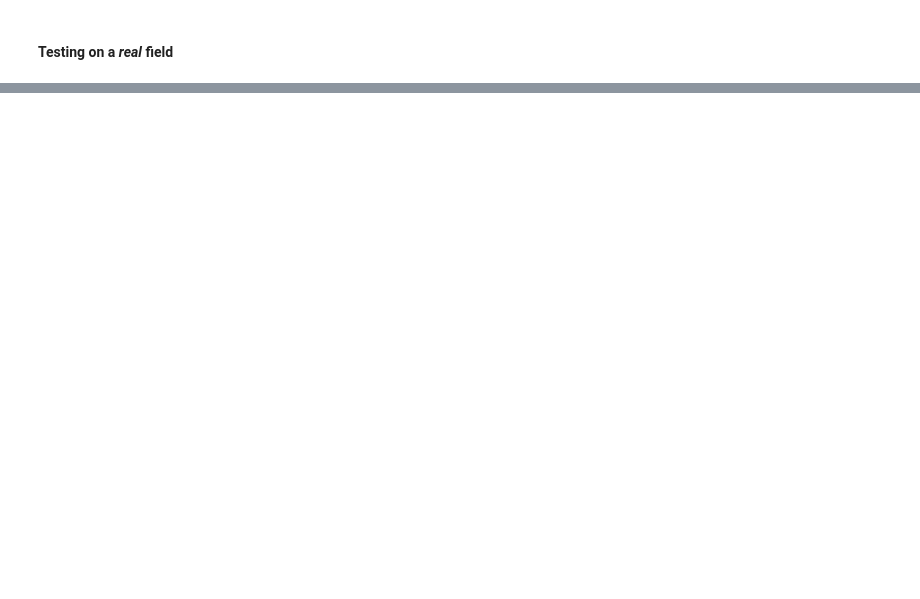
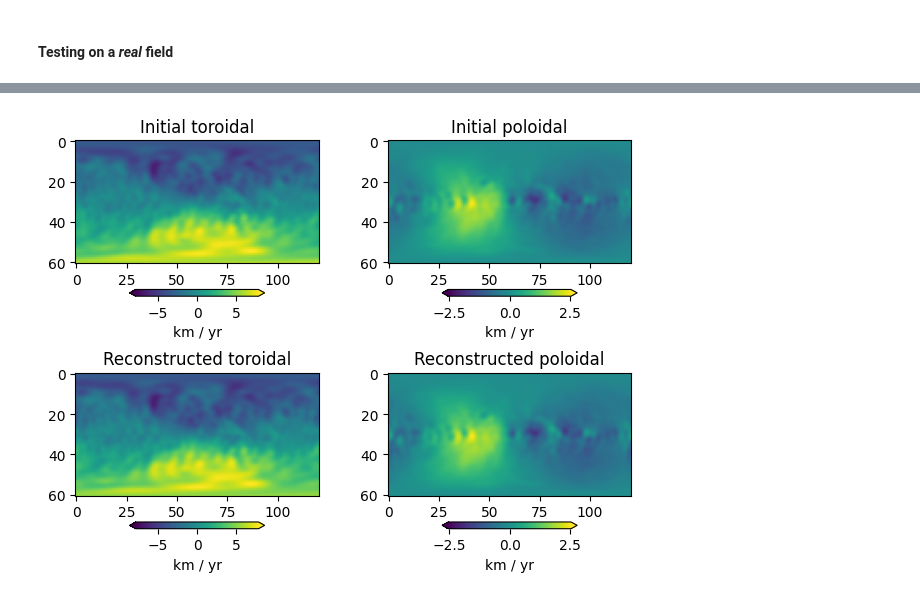
Before and after one commit to RomainClaveau/pygeopinn, a Jupyter notebook: dev/spherical_transform_last.ipynb, the cells around one changed output, grey strips where cells are left out. Cells and saved outputs as stored; diff of their text form; code cells hidden in the pictures; blank space fills up the shorter version.

Commit message:
Adding the test on the reconstruction of toroidal and poloidal fields.

```diff
--- a/dev/spherical_transform_last.ipynb
+++ b/dev/spherical_transform_last.ipynb
@@ -158,0 +163,79 @@ Text(0.5, 1.0, 'Reconstructed $u_\\theta$')
+# %%
+# Retrieving the coefficients
+coeffs = pygeo.getQuantity("100path", "U")
+
+kmax = coeffs.shape[-1] // 2
+
+tnm = coeffs[0,:kmax]
+snm = coeffs[0,kmax:]
+
+# Formatting the coefficients
+coeffs_t_cos = numpy.zeros((l_trunc + 1, l_trunc + 1))
+coeffs_t_sin = numpy.zeros((l_trunc + 1, l_trunc + 1))
+coeffs_s_cos = numpy.zeros((l_trunc + 1, l_trunc + 1))
+coeffs_s_sin = numpy.zeros((l_trunc + 1, l_trunc + 1))
+
+k = 0
+
+for l in range(1, l_trunc + 1):
+    for m in range(0, l + 1):
+        coeffs_t_cos[l, m] = tnm[k]
+        coeffs_s_cos[l, m] = snm[k]
+        k += 1
+
+        if m != 0:
+            coeffs_t_sin[l, m] = tnm[k]
+            coeffs_s_sin[l, m] = snm[k]
+            k += 1
+
+# Reconstructing
+toroidal_field = numpy.einsum('ij,ijkl->kl', coeffs_t_cos, y_cos) + \
+    numpy.einsum('ij,ijkl->kl', coeffs_t_sin, y_sin)
+poloidal_field = numpy.einsum('ij,ijkl->kl', coeffs_s_cos, y_cos) + \
+    numpy.einsum('ij,ijkl->kl', coeffs_s_sin, y_sin)
+
+# Decomposing
+coeffs_t_cos_2 = numpy.einsum('ijkl,ij,kl,kl->ij', y_cos, C, toroidal_field, dΩ)
+coeffs_t_sin_2 = numpy.einsum('ijkl,ij,kl,kl->ij', y_sin, C, toroidal_field, dΩ)
+coeffs_s_cos_2 = numpy.einsum('ijkl,ij,kl,kl->ij', y_cos, C, poloidal_field, dΩ)
+coeffs_s_sin_2 = numpy.einsum('ijkl,ij,kl,kl->ij', y_sin, C, poloidal_field, dΩ)
+
+# Reconstruction after decomposition
+toroidal_field_reconstructed = numpy.einsum('ij,ijkl->kl', coeffs_t_cos_2, y_cos) + \
+    numpy.einsum('ij,ijkl->kl', coeffs_t_sin_2, y_sin)
+poloidal_field_reconstructed = numpy.einsum('ij,ijkl->kl', coeffs_s_cos_2, y_cos) + \
+    numpy.einsum('ij,ijkl->kl', coeffs_s_sin_2, y_sin)
+
+# Comparing
+fig, axes = plt.subplots(2, 2)
+
+vmax_tor = numpy.abs(toroidal_field).max()
+vmax_pol = numpy.abs(poloidal_field).max()
+
+im1 = axes[0,0].imshow(toroidal_field, vmin=-vmax_tor, vmax=vmax_tor)
+im2 = axes[1,0].imshow(toroidal_field_reconstructed, vmin=-vmax_tor, vmax=vmax_tor)
+
+im3 = axes[0,1].imshow(poloidal_field, vmin=-vmax_pol, vmax=vmax_pol)
+im4 = axes[1,1].imshow(poloidal_field_reconstructed, vmin=-vmax_pol, vmax=vmax_pol)
+
+cb1 = plt.colorbar(im1, orientation="horizontal", extend="both", shrink=0.5)
+cb2 = plt.colorbar(im2, orientation="horizontal", extend="both", shrink=0.5)
+
+cb3 = plt.colorbar(im3, orientation="horizontal", extend="both", shrink=0.5)
+cb4 = plt.colorbar(im4, orientation="horizontal", extend="both", shrink=0.5)
+
+cb1.set_label("km / yr")
+cb2.set_label("km / yr")
+
+cb3.set_label("km / yr")
+cb4.set_label("km / yr")
+
+axes[0,0].set_title("Initial toroidal")
+axes[1,0].set_title("Reconstructed toroidal")
+
+axes[0,1].set_title("Initial poloidal")
+axes[1,1].set_title("Reconstructed poloidal")
+
+plt.tight_layout()
+# %% [output]
+[figure, added]
```
Also changed, not shown: parts of 5 cells of this notebook.
